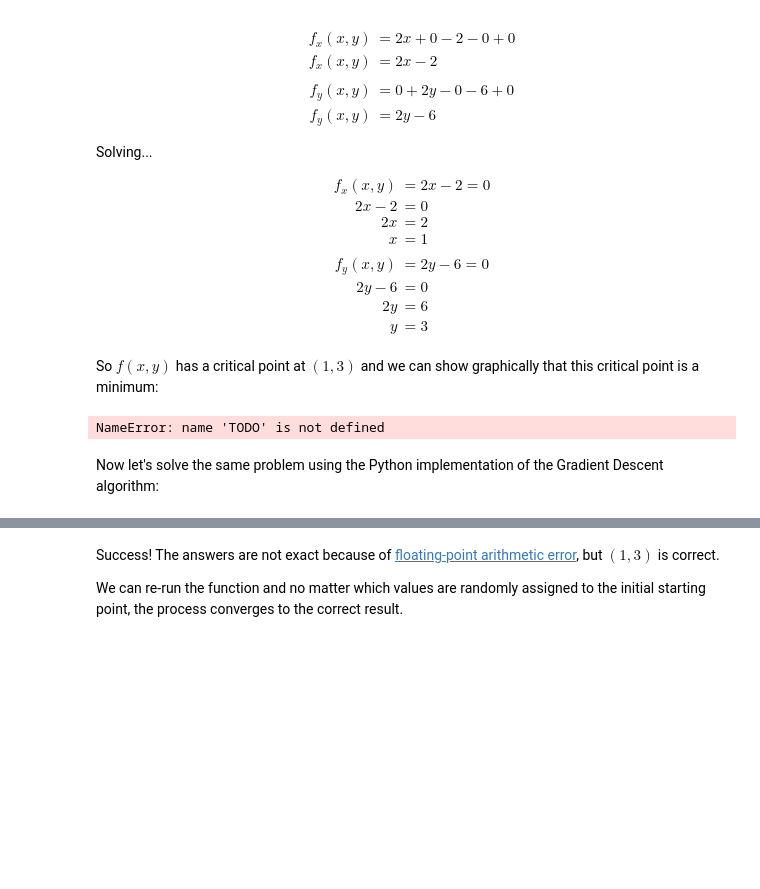
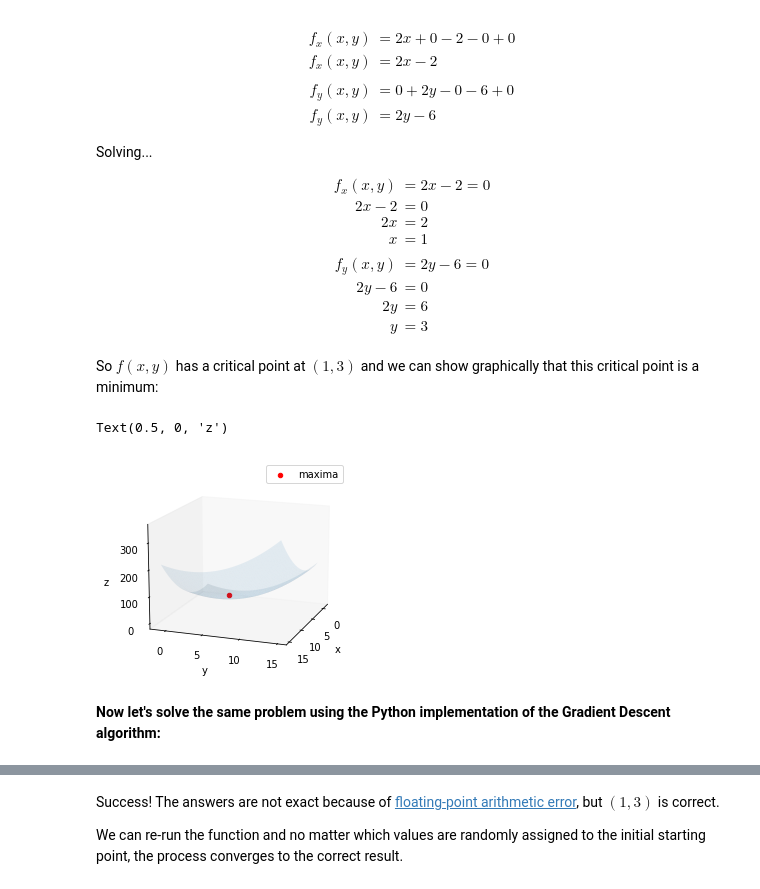
Before and after one commit to thundergolfer/modelling_change, a Jupyter notebook: group_project__gradient_descent.ipynb, the cells around one changed output, grey strips where cells are left out. Saved outputs shown, nothing was run; the diff lists cells and outputs as text; code cells hidden in the pictures; blank space fills up the shorter version.

```diff
--- a/group_project__gradient_descent.ipynb
+++ b/group_project__gradient_descent.ipynb
@@ -209,7 +290,3 @@ y & = 3 \\
 $$
 
 So $f(x, y)$ has a critical point at $(1, 3)$ and we can show graphically that this critical point is a minimum:
-# %%
-TODO
-# %% [output]
-NameError: name 'TODO' is not defined
@@ -216,5 +297,40 @@ NameError: name 'TODO' is not defined
+# %%
+fig = plt.figure()
+ax = fig.gca(projection='3d')
+
+# Create boundaries of f(x,y)
+x = np.linspace(-1,15)
+y = np.linspace(-1,15)
+
+# Create 2D domain of f(x,y)
+xf, yf = np.meshgrid(x,y)
+
+# Discrete version of f(x,y) over 2D domain
+fxy = (xf**2) + (yf**2) - (2*xf) - (6*yf) + 14
+
+# Plot our function to be optimised f(x,y)
+ax.plot_surface(xf, yf, fxy, alpha=0.1)
+ax.view_init(15, 20)
+
+# Plot extrema
+x_extrema = np.array([1])
+y_extrema = np.array([3])
+z_extrema = (x_extrema**2) + (y_extrema**2) - (2*x_extrema) - (6*y_extrema) + 14
+
+ax.scatter(x_extrema, y_extrema, z_extrema,  color='r', label='maxima')
+
+ax.grid(False)
+ax.legend()
+# plt.locator_params(nbins=6) # Amount of numbers per axis
+# Label our axes
+ax.set_xlabel("x")
+ax.set_ylabel("y")
+ax.set_zlabel("z")
+# %% [output]
+Text(0.5, 0, 'z')
+[figure, added]
 # %% [markdown]
-Now let's solve the same problem using the Python implementation of the Gradient Descent algorithm:
+**Now let's solve the same problem using the Python implementation of the Gradient Descent algorithm:**
 # %%
 minimum_val, minimum_point = gradient_descent.gradient_descent(
         gamma=0.1,
```
Also changed, not shown: parts of 23 cells of this notebook, 2 other files.
